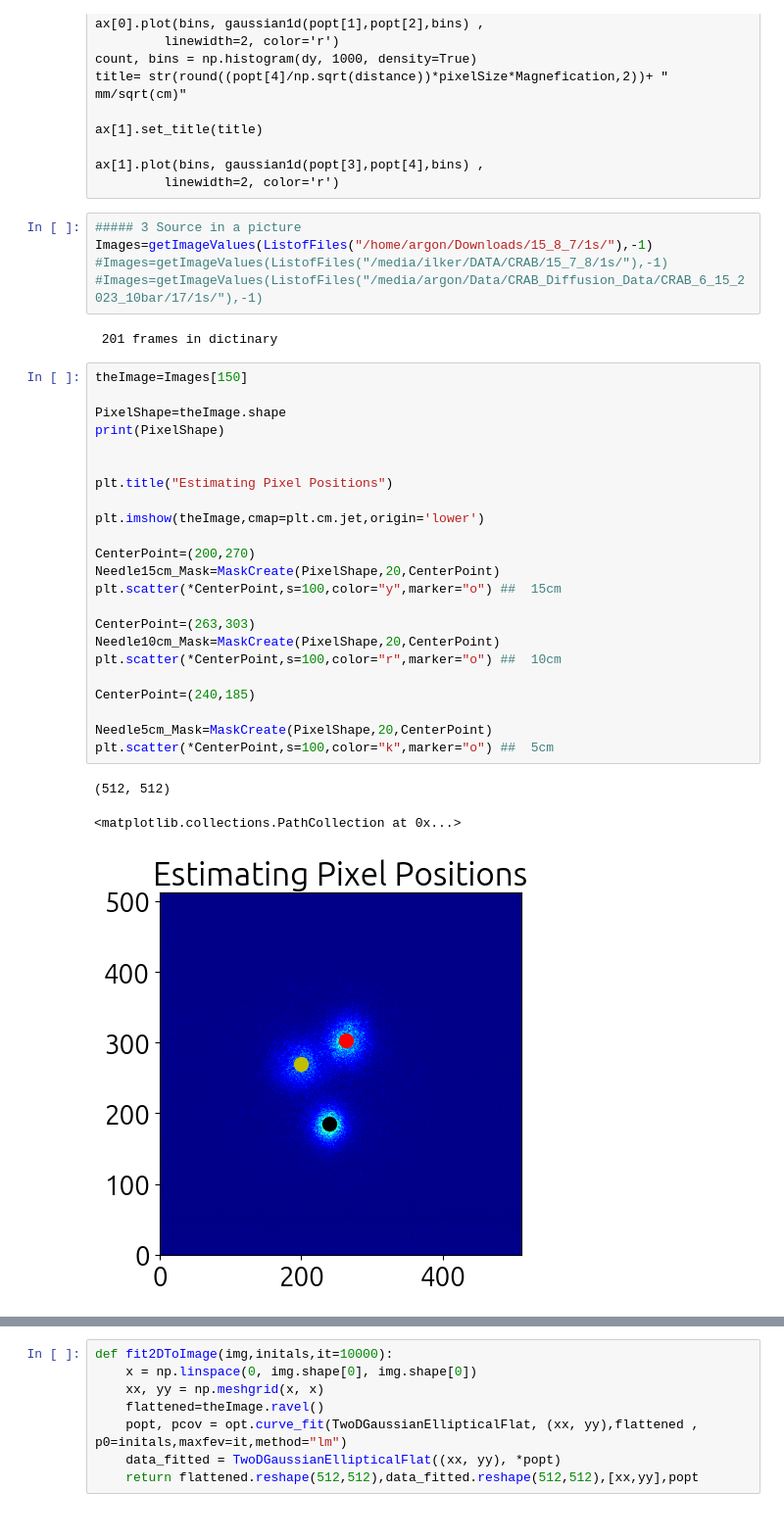
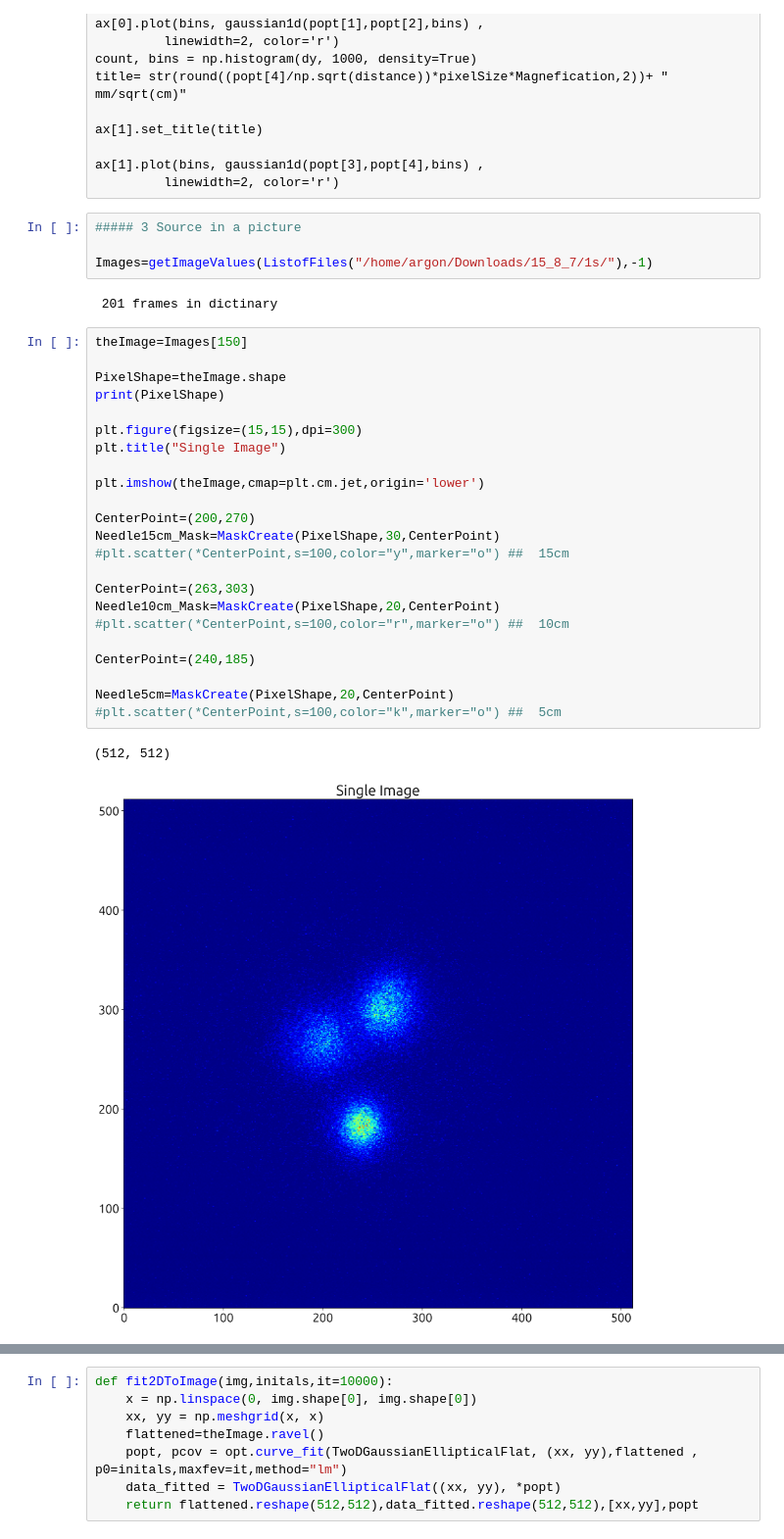
Before and after one commit to ilkerparmaksiz/Analysis, a Jupyter notebook: CRAB/2D_Fitting_v2.ipynb, the cells around one changed output, grey strips where cells are left out. Shown: that part at 98% size. Cells and saved outputs as stored; diff of their text form.

```diff
--- a/CRAB/2D_Fitting_v2.ipynb
+++ b/CRAB/2D_Fitting_v2.ipynb
@@ -224,38 +235,36 @@ ax[1].plot(bins, gaussian1d(popt[3],popt[4],bins) ,
          linewidth=2, color='r')
 # %%
 ##### 3 Source in a picture
+
 Images=getImageValues(ListofFiles("/home/argon/Downloads/15_8_7/1s/"),-1)
-#Images=getImageValues(ListofFiles("/media/ilker/DATA/CRAB/15_7_8/1s/"),-1)
-#Images=getImageValues(ListofFiles("/media/argon/Data/CRAB_Diffusion_Data/CRAB_6_15_2023_10bar/17/1s/"),-1)
 # %% [output]
  201 frames in dictinary
 # %%
 theImage=Images[150]
 
 PixelShape=theImage.shape
 print(PixelShape)
 
-
-plt.title("Estimating Pixel Positions")
+plt.figure(figsize=(15,15),dpi=300)
+plt.title("Single Image")
 
 plt.imshow(theImage,cmap=plt.cm.jet,origin='lower')
 
 CenterPoint=(200,270)
-Needle15cm_Mask=MaskCreate(PixelShape,20,CenterPoint)
-plt.scatter(*CenterPoint,s=100,color="y",marker="o") ##  15cm
+Needle15cm_Mask=MaskCreate(PixelShape,30,CenterPoint)
+#plt.scatter(*CenterPoint,s=100,color="y",marker="o") ##  15cm
 
 CenterPoint=(263,303)
 Needle10cm_Mask=MaskCreate(PixelShape,20,CenterPoint)
-plt.scatter(*CenterPoint,s=100,color="r",marker="o") ##  10cm
+#plt.scatter(*CenterPoint,s=100,color="r",marker="o") ##  10cm
 
 CenterPoint=(240,185)
 
-Needle5cm_Mask=MaskCreate(PixelShape,20,CenterPoint)
-plt.scatter(*CenterPoint,s=100,color="k",marker="o") ##  5cm
+Needle5cm=MaskCreate(PixelShape,20,CenterPoint)
+#plt.scatter(*CenterPoint,s=100,color="k",marker="o") ##  5cm
 # %% [output]
 (512, 512)
-<matplotlib.collections.PathCollection at 0x...>
-[figure, old version]
+[figure, new version]
 # %%
 
 
```
Also changed, not shown: parts of 11 cells of this notebook, 15 other files.
